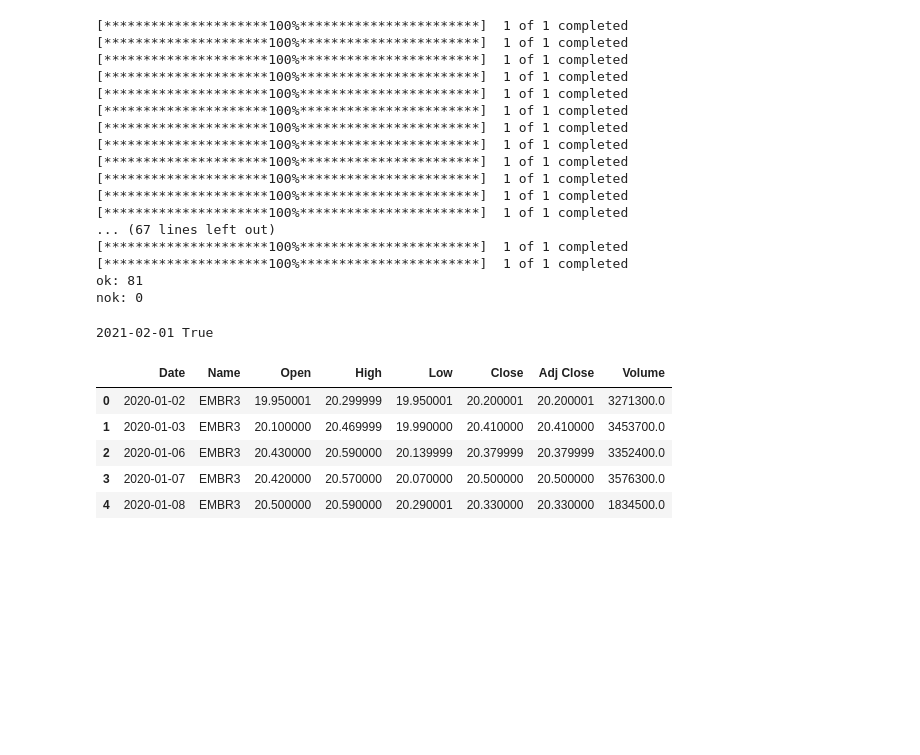
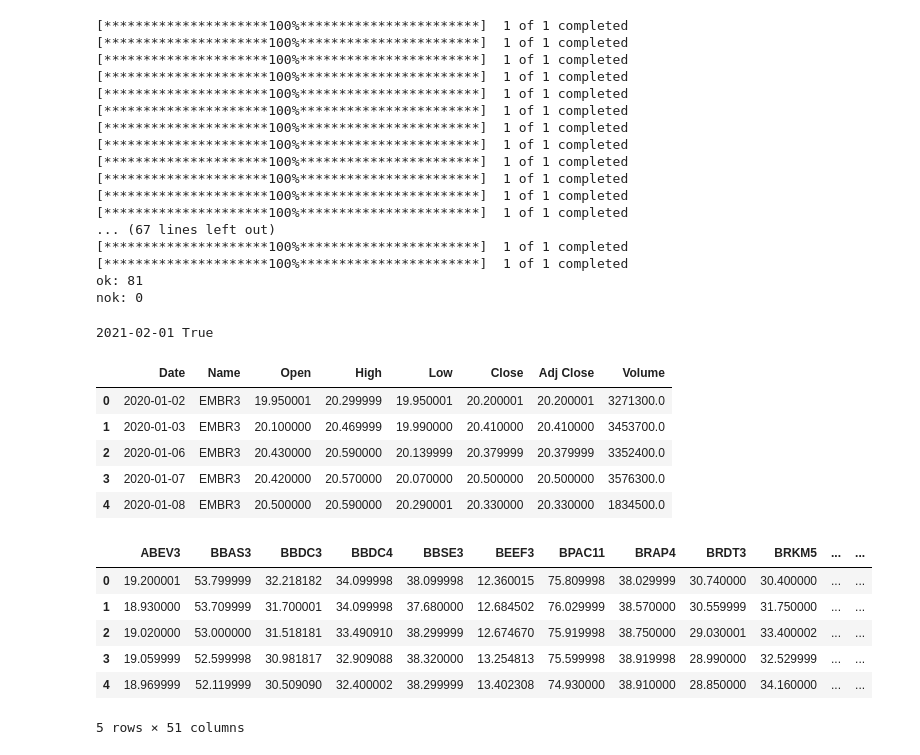
Before and after one commit to cafe-com-analytics/financial_engineering_suto, a Jupyter notebook: section_01/01_exercise.ipynb, the cells around one changed output. Saved outputs shown, nothing was run; the diff lists cells and outputs as text; code cells hidden in the pictures; blank space fills up the shorter version.

```diff
--- a/section_01/01_exercise.ipynb
+++ b/section_01/01_exercise.ipynb
@@ -287,3 +287,16 @@ df.head()
 | 2 | 2020-01-06 | EMBR3 | 20.430000 | 20.590000 | 20.139999 | 20.379999 | 20.379999 | 3352400.0 |
 | 3 | 2020-01-07 | EMBR3 | 20.420000 | 20.570000 | 20.070000 | 20.500000 | 20.500000 | 3576300.0 |
 | 4 | 2020-01-08 | EMBR3 | 20.500000 | 20.590000 | 20.290001 | 20.330000 | 20.330000 | 1834500.0 |
+# %%
+import pandas as pd
+
+df = pd.read_parquet('../data/interim/data_acquired_close_2021_02_16.pqt')
+df.head()
+# %% [output]
+|  | ABEV3 | BBAS3 | BBDC3 | BBDC4 | BBSE3 | BEEF3 | BPAC11 | BRAP4 | BRDT3 | BRKM5 | ... | ... |
+| 0 | 19.200001 | 53.799999 | 32.218182 | 34.099998 | 38.099998 | 12.360015 | 75.809998 | 38.029999 | 30.740000 | 30.400000 | ... | ... |
+| 1 | 18.930000 | 53.709999 | 31.700001 | 34.099998 | 37.680000 | 12.684502 | 76.029999 | 38.570000 | 30.559999 | 31.750000 | ... | ... |
+| 2 | 19.020000 | 53.000000 | 31.518181 | 33.490910 | 38.299999 | 12.674670 | 75.919998 | 38.750000 | 29.030001 | 33.400002 | ... | ... |
+| 3 | 19.059999 | 52.599998 | 30.981817 | 32.909088 | 38.320000 | 13.254813 | 75.599998 | 38.919998 | 28.990000 | 32.529999 | ... | ... |
+| 4 | 18.969999 | 52.119999 | 30.509090 | 32.400002 | 38.299999 | 13.402308 | 74.930000 | 38.910000 | 28.850000 | 34.160000 | ... | ... |
+5 rows × 51 columns
```
Also changed, not shown: parts of 1 cell of this notebook, 2 other files.
